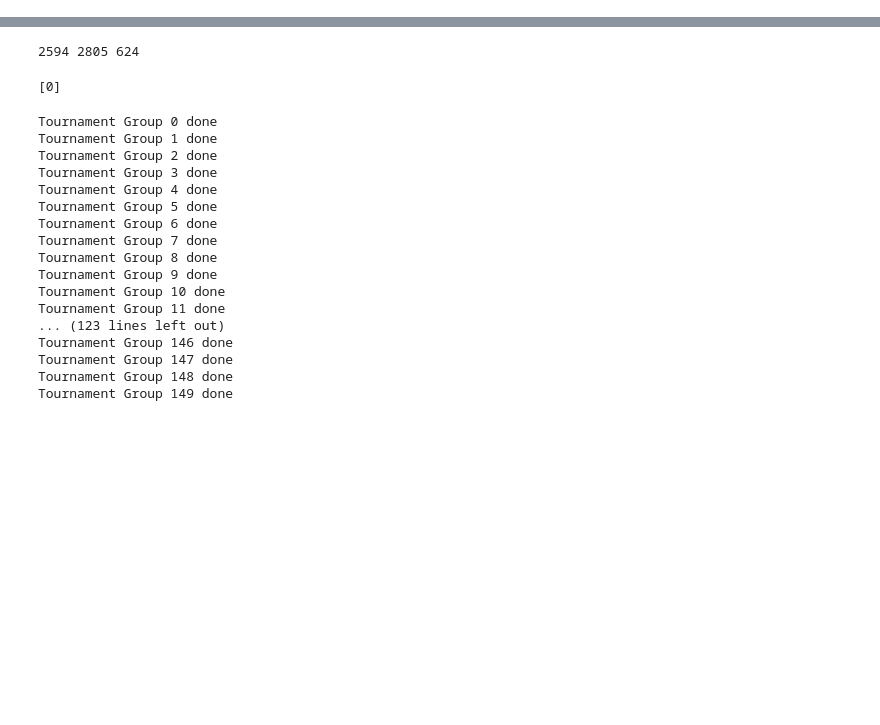
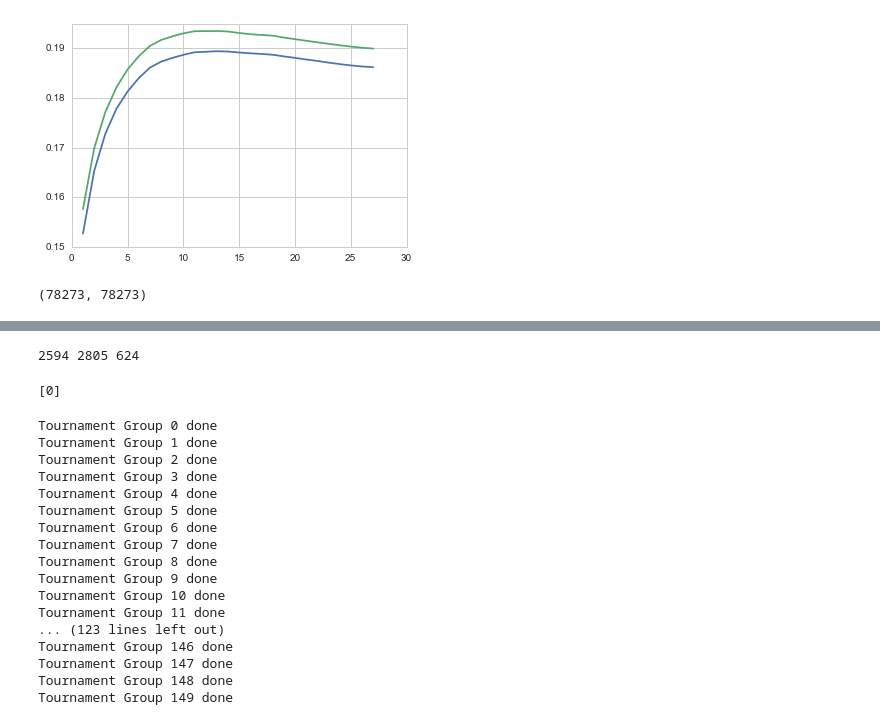
Before and after one commit to adamwlev/StrokesGained2, a Jupyter notebook: Modeling/Round_Level_Ranks.ipynb, the cells around one changed output, grey strips where cells are left out. Saved outputs shown, nothing was run; the diff lists cells and outputs as text; code cells hidden in the pictures; blank space fills up the shorter version.

```diff
--- a/Modeling/Round_Level_Ranks.ipynb
+++ b/Modeling/Round_Level_Ranks.ipynb
@@ -42,0 +126,23 @@ data.insert(5,'Player_Index',[num_to_inds[num] for num in data.Player_Number])
+# %%
+def run_a_beta(betas):
+    pearsons,spearmans = [],[]
+    for BETA in betas:
+        A = np.array([[take_weighted_ave([player_perfs[(tournament_group,player_ind)]
+                                          if (tournament_group,player_ind) in player_perfs else (0.,0.)
+                                          for tournament_group in range(i)],BETA)
+                       for i in range(n_tournament_groups)]
+                      for player_ind in players])
+
+        x,y = [],[]
+        for (year,tourn),df in data.groupby(['Tournament_Year','Permanent_Tournament_#'],sort=False):
+            ratings = A[pd.unique(df.Player_Index),tournament_groups[(year,tourn)]]
+            rankings = pd.Series(ratings[~np.isnan(ratings)]).rank(ascending=False,pct=True).values
+            finishing_pos = df.groupby('Player_Index').Finishing_Position.mean().to_dict()
+            x.extend(rankings.tolist())
+            y.extend([finishing_pos[ind] for ind in pd.unique(df.Player_Index)[~np.isnan(ratings)]])
+
+        pearson,spearman = np.corrcoef(x,y)[0,1],spearmanr(x,y)[0]
+        print BETA,pearson,spearman
+        pearsons.append(pearson)
+        spearmans.append(spearman)
+    return (betas,pearsons,spearmans)
@@ -42,0 +152,9 @@ data.insert(5,'Player_Index',[num_to_inds[num] for num in data.Player_Number])
+# %%
+def partition (lst, n):
+    return [lst[i::n] for i in xrange(n)]
+# %%
+num_cores = multiprocessing.cpu_count()-1
+slices = partition(np.linspace(1,27,27),num_cores)
+pool = multiprocessing.Pool(num_cores)
+results = pool.map(run_a_beta, slices)
+pool.close()
@@ -42,0 +179,3 @@ data.insert(5,'Player_Index',[num_to_inds[num] for num in data.Player_Number])
+# %%
+results = zip(*results[0]) + zip(*results[1]) + zip(*results[2])
+results = sorted(results)
@@ -42,0 +184,5 @@ data.insert(5,'Player_Index',[num_to_inds[num] for num in data.Player_Number])
+# %%
+plt.plot([i[0] for i in results],[i[1] for i in results])
+plt.plot([i[0] for i in results],[i[2] for i in results]);
+# %% [output]
+[figure, added]
@@ -42,0 +204,4 @@ data.insert(5,'Player_Index',[num_to_inds[num] for num in data.Player_Number])
+# %%
+len(x),len(y)
+# %% [output]
+(78273, 78273)
```
Also changed, not shown: parts of 39 cells of this notebook, 3 other files.
